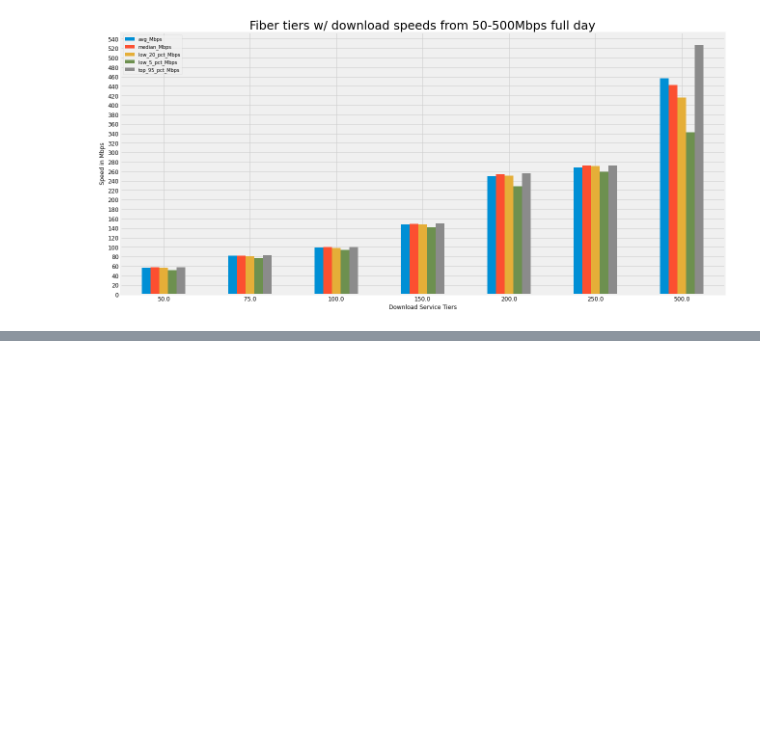
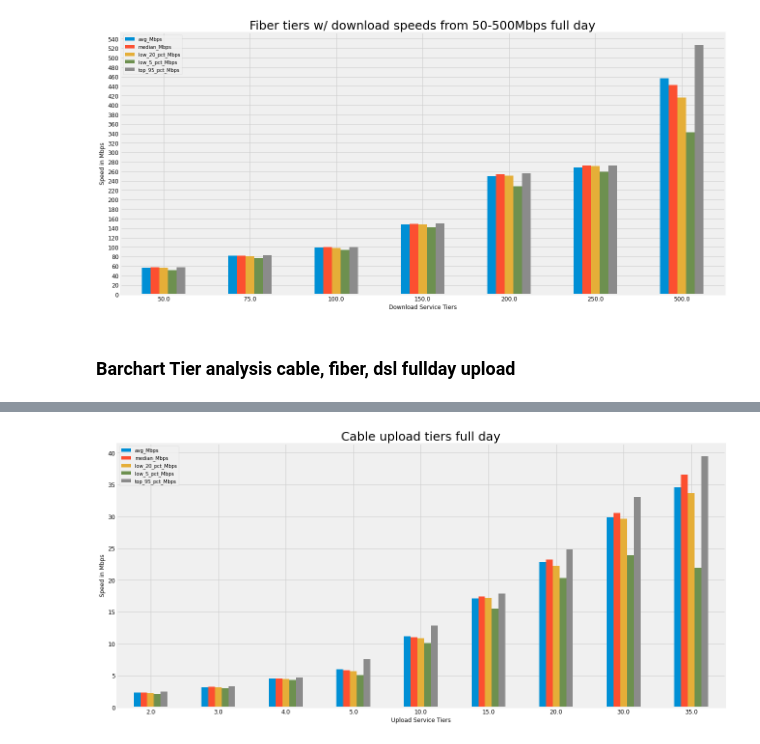
Before and after one commit to afreund415/MBA-broadband-research, a Jupyter notebook: MBA Analysis V2.ipynb, the cells around one changed output, grey strips where cells are left out. Drawn from its saved outputs; the diff is of its cells as text; code cells hidden in the pictures; blank space fills up the shorter version.

Commit message:
new upload speed barcharts

```diff
--- a/MBA Analysis V2.ipynb
+++ b/MBA Analysis V2.ipynb
@@ -934,3 +934,24 @@ chartData
 | 250.0 | 268.702963 | 272.236504 | 259.466384 | 272.563000 | 271.319128 | 369.846496 | ... |
 | 500.0 | 456.969827 | 442.847428 | 342.688412 | 527.441412 | 416.067192 | 558.736712 | ... |
 [figure]
+# %% [markdown]
+<h3> Barchart Tier analysis cable, fiber, dsl fullday upload
+# %%
+chartData = fullDay_upload.where(fullDay_upload.tech == 'Cable').groupby(['upload_service_tier']).mean()
+
+# chartData = chartData[chartData.index <= 100]
+ax = chartData.plot.bar(y = ['avg_Mbps', 'median_Mbps', 'low_20_pct_Mbps', 'low_5_pct_Mbps', 'top_95_pct_Mbps'],
+               fontsize = 12, rot = 0, figsize = (20,10), grid = True)
+
+# x = np.arange(0,270,5)
+# y = np.arange(0,200,5)
+
+# ax.set_xticks()
+# ax.set_yticks()
+
+ax.set_xlabel('Upload Service Tiers')
+ax.set_ylabel('Speed in Mbps')
+ax.set_title('Cable upload tiers full day', fontsize=25)
+
+chartData
+# %% [output]
@@ -936,0 +969 @@ chartData
+[figure, added]
```
Also changed, not shown: parts of 5 cells of this notebook.
